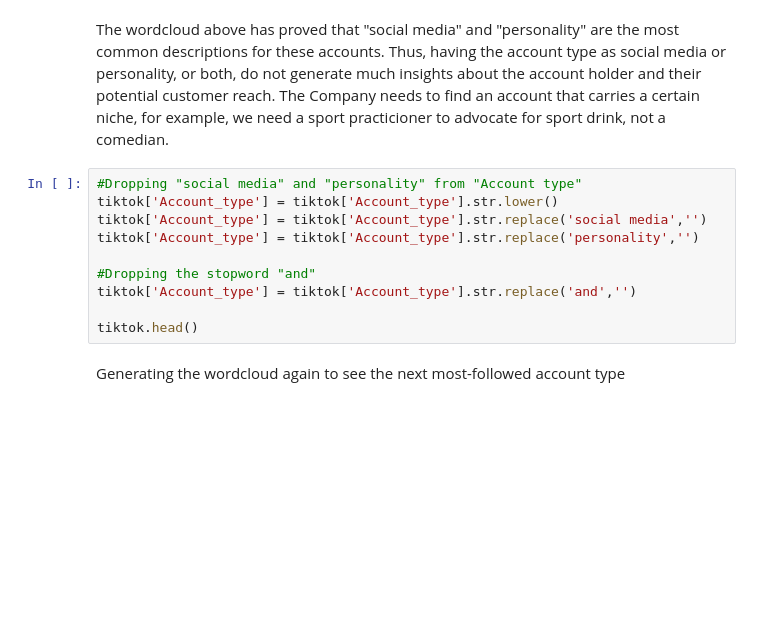
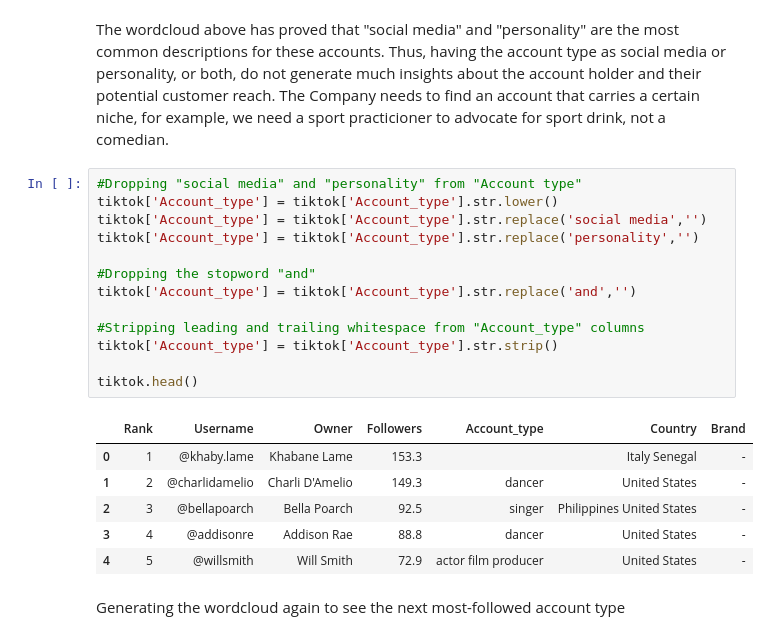
Before and after one commit to parisvu07/Springboard, a Jupyter notebook: Data Story Telling Case Study/Most_followed_tiktok_accounts.ipynb, the cells around one changed output. Cells and saved outputs as stored; diff of their text form; blank space fills up the shorter version.

```diff
--- a/Data Story Telling Case Study/Most_followed_tiktok_accounts.ipynb
+++ b/Data Story Telling Case Study/Most_followed_tiktok_accounts.ipynb
@@ -88,13 +102,23 @@ The wordcloud above has proved that "social media" and "personality" are the mos
 # %%
 #Dropping "social media" and "personality" from "Account type"
 tiktok['Account_type'] = tiktok['Account_type'].str.lower()
 tiktok['Account_type'] = tiktok['Account_type'].str.replace('social media','')
 tiktok['Account_type'] = tiktok['Account_type'].str.replace('personality','')
 
 #Dropping the stopword "and"
 tiktok['Account_type'] = tiktok['Account_type'].str.replace('and','')
 
+#Stripping leading and trailing whitespace from "Account_type" columns
+tiktok['Account_type'] = tiktok['Account_type'].str.strip()
+
 tiktok.head()
+# %% [output]
+|  | Rank | Username | Owner | Followers | Account_type | Country | Brand |
+| 0 | 1 | @khaby.lame | Khabane Lame | 153.3 |  | Italy Senegal | - |
+| 1 | 2 | @charlidamelio | Charli D'Amelio | 149.3 | dancer | United States | - |
+| 2 | 3 | @bellapoarch | Bella Poarch | 92.5 | singer | Philippines United States | - |
+| 3 | 4 | @addisonre | Addison Rae | 88.8 | dancer | United States | - |
+| 4 | 5 | @willsmith | Will Smith | 72.9 | actor film producer | United States | - |
 # %% [markdown]
 Generating the wordcloud again to see the next most-followed account type
 # %%
```
Also changed, not shown: parts of 19 cells of this notebook.
